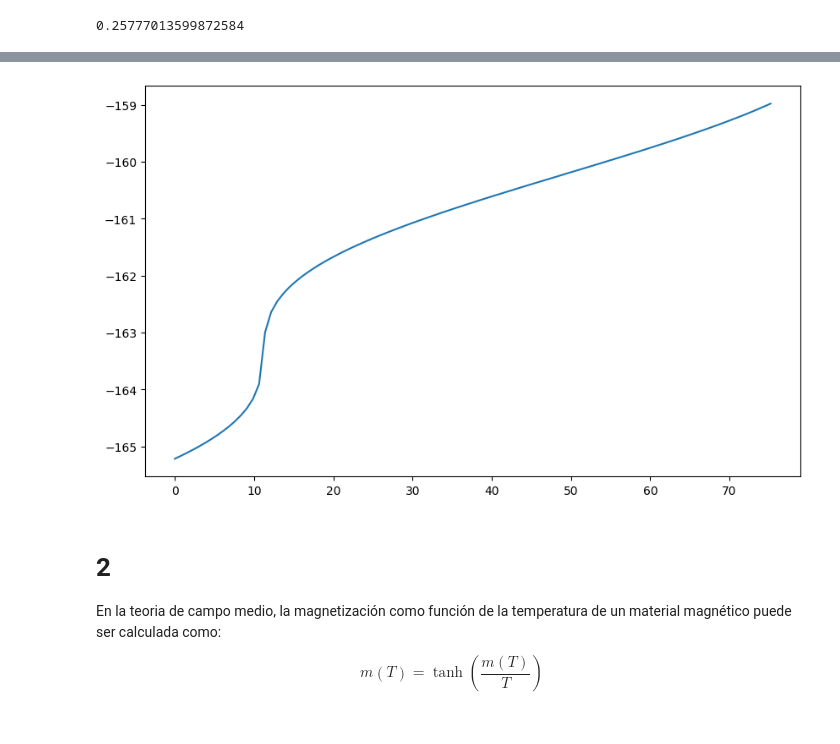
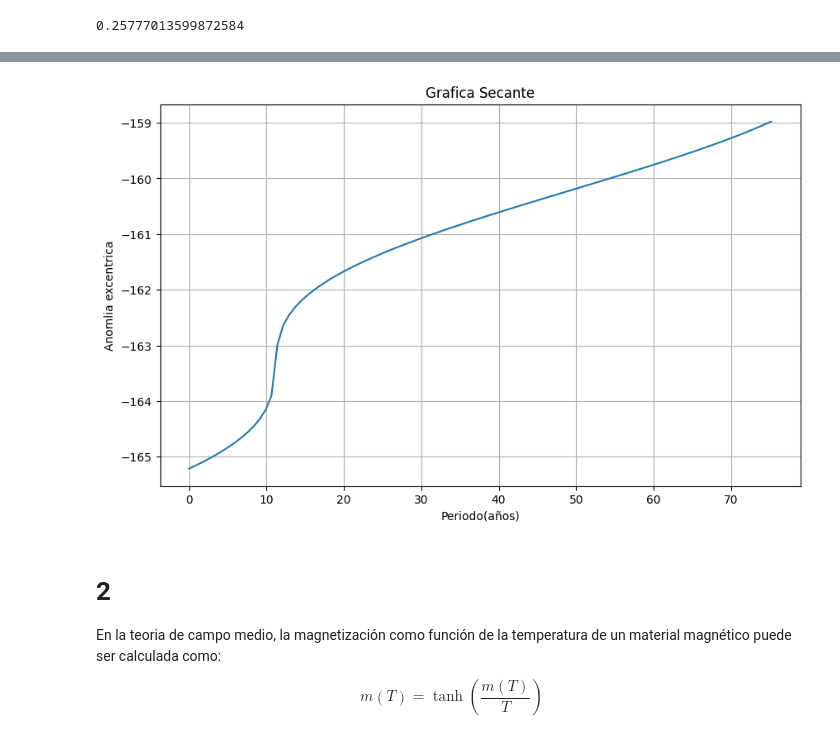
Before and after one commit to martin-calvo/MetodosComputacionales1012, a Jupyter notebook: Students/Cañas_5087/Laboratorios/Laboratorio_3.ipynb, the cells around one changed output, grey strips where cells are left out. Drawn from its saved outputs; the diff is of its cells as text; code cells hidden in the pictures.

```diff
--- a/Students/Cañas_5087/Laboratorios/Laboratorio_3.ipynb
+++ b/Students/Cañas_5087/Laboratorios/Laboratorio_3.ipynb
@@ -139,10 +144,15 @@ plt.show()
 # %%
 #Grafica de secante
+
 plt.figure(figsize = (10,6))
+plt.title('Grafica Secante')
 plt.plot(Periodo, Grafica_secante)
+plt.xlabel('Periodo(años)')
+plt.ylabel('Anomlia excentrica')
+plt.grid()
 plt.show()
 # %% [output]
-[figure, old version]
+[figure, new version]
 # %% [markdown]
 # 2
 En la teoria de campo medio, la magnetización como función de la temperatura de un material magnético puede ser calculada como:
```
Also changed, not shown: parts of 3 cells of this notebook.
